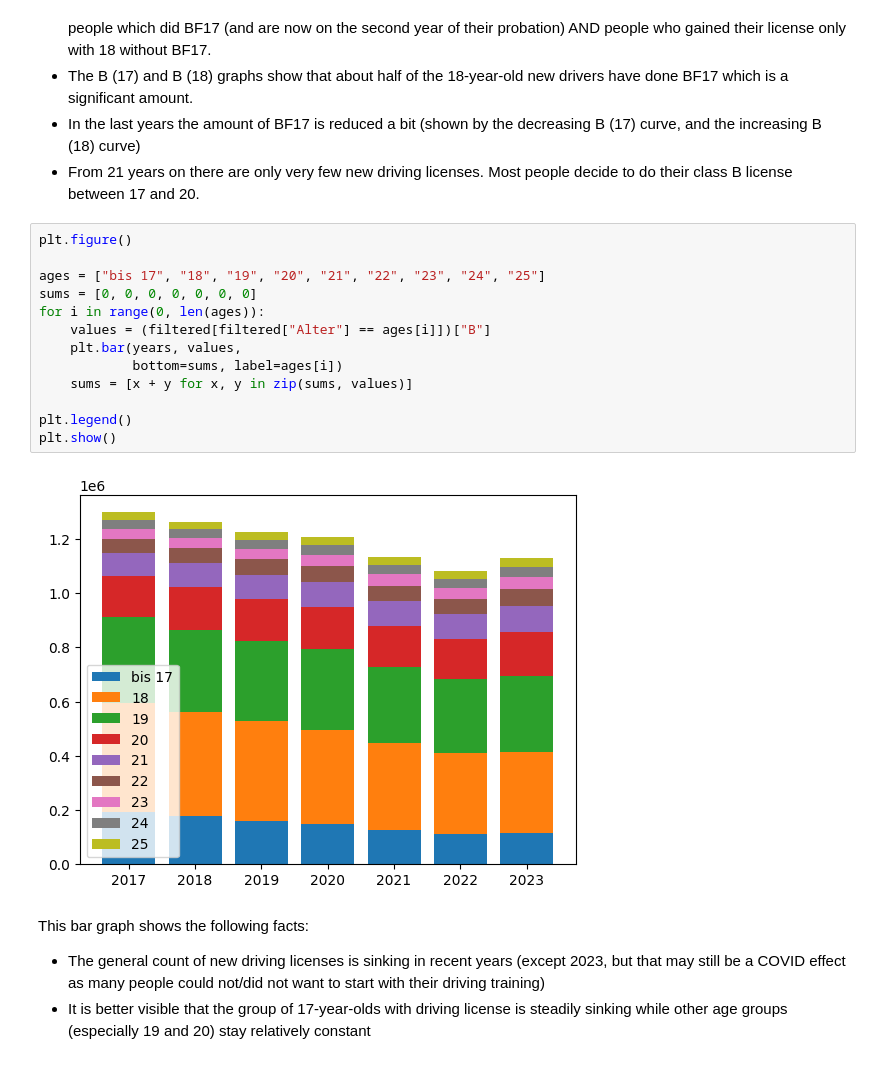
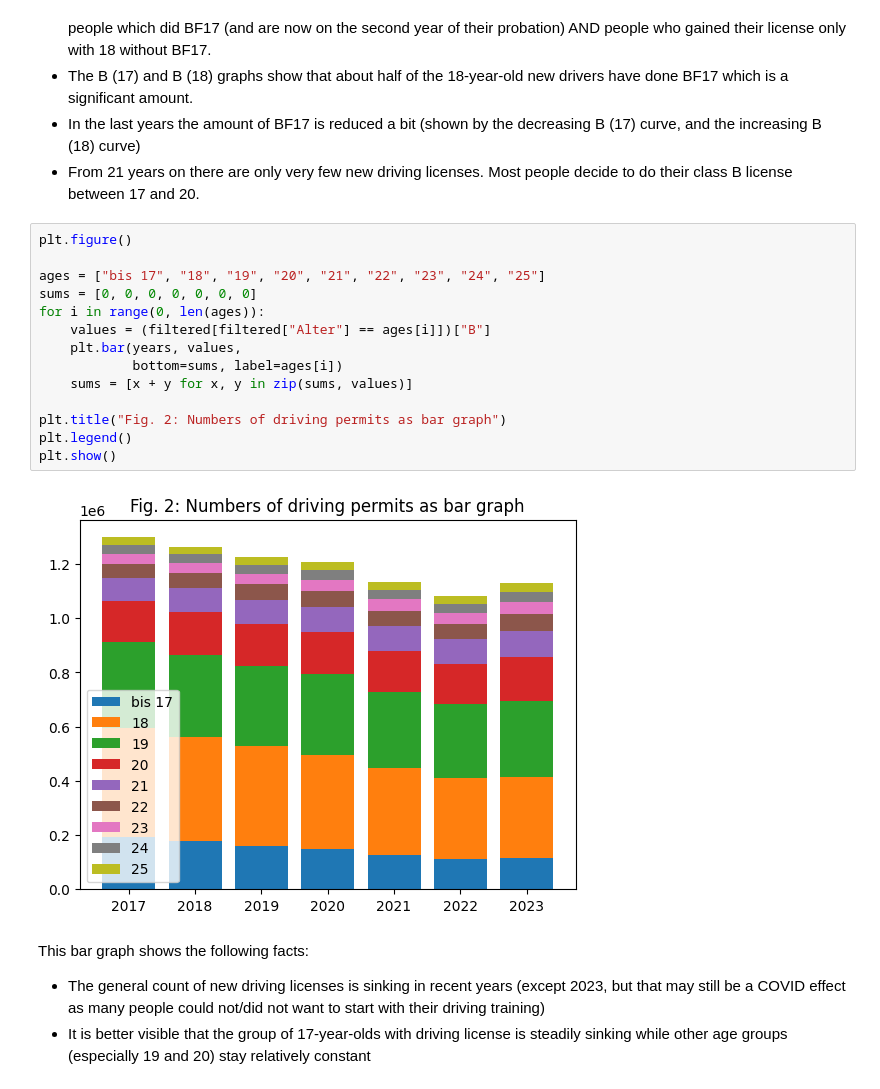
Before and after one commit to Domi020/made, a Jupyter notebook: project/report.ipynb, the cells around one changed output. Drawn from its saved outputs; the diff is of its cells as text.

```diff
--- a/project/report.ipynb
+++ b/project/report.ipynb
@@ -125,18 +127,19 @@ Following observations can be done:
 # %%
 plt.figure()
 
 ages = ["bis 17", "18", "19", "20", "21", "22", "23", "24", "25"]
 sums = [0, 0, 0, 0, 0, 0, 0]
 for i in range(0, len(ages)):
     values = (filtered[filtered["Alter"] == ages[i]])["B"]
     plt.bar(years, values,
             bottom=sums, label=ages[i])
     sums = [x + y for x, y in zip(sums, values)]
 
+plt.title("Fig. 2: Numbers of driving permits as bar graph")
 plt.legend()
 plt.show()
 # %% [output]
-[figure, old version]
+[figure, new version]
 # %% [markdown]
 This bar graph shows the following facts:
 - The general count of new driving licenses is sinking in recent years (except 2023, but that may still be a COVID effect as many people could not/did not want to start with their driving training)
```
Also changed, not shown: parts of 16 cells of this notebook.
